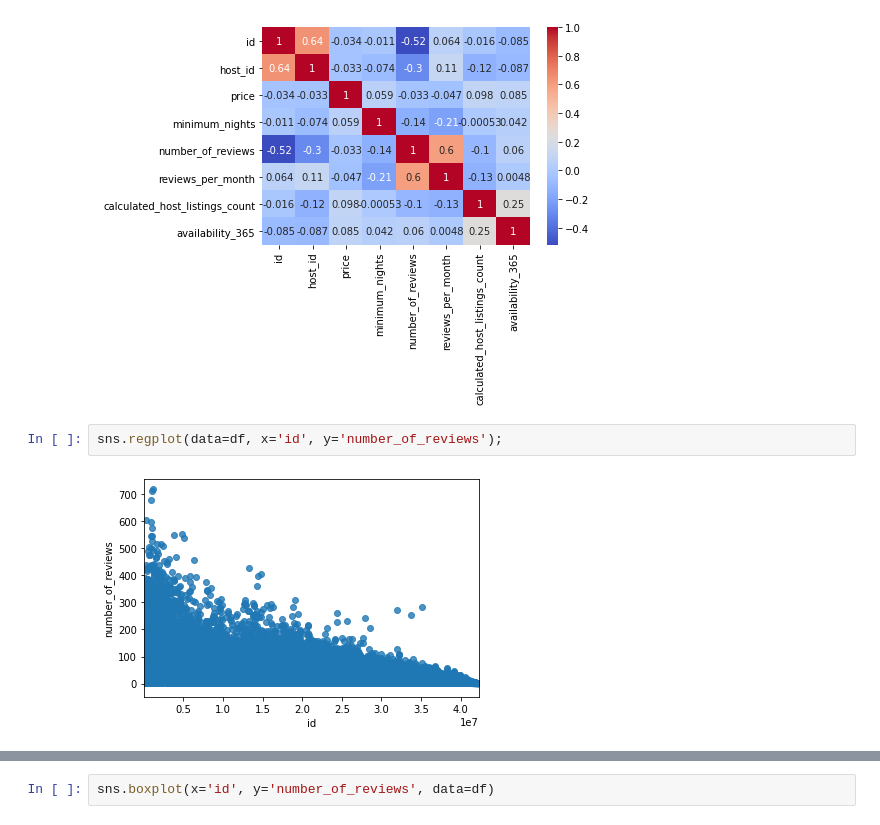
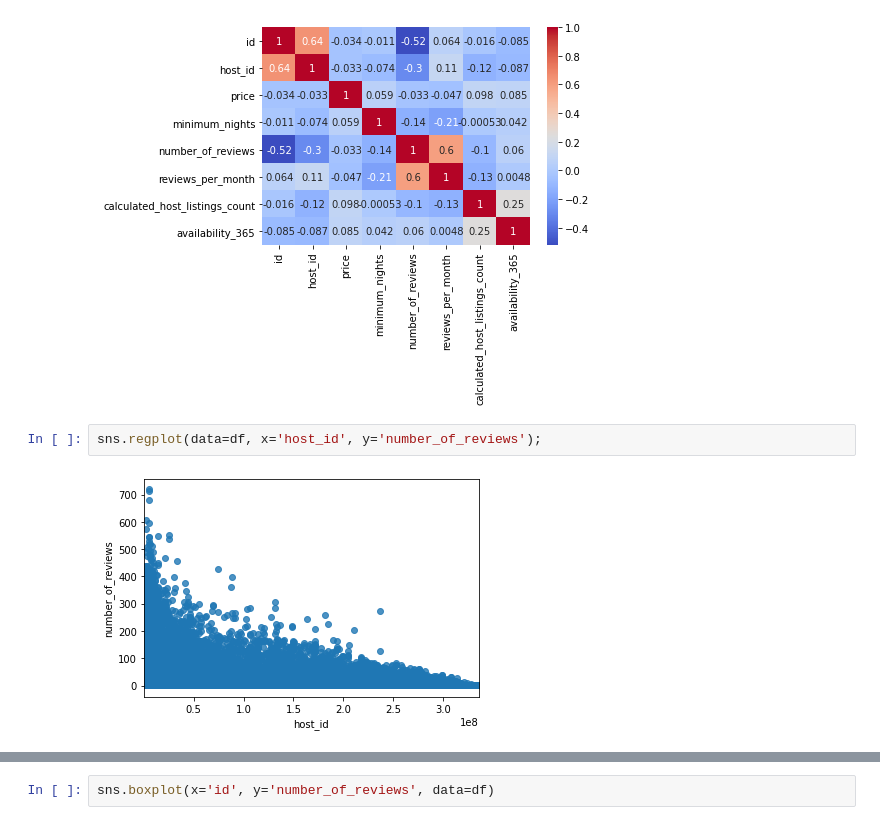
Before and after one commit to susanna-mendoza/PR04-project-statistical-analysis, a Jupyter notebook: PR04-Airbnb.ipynb, the cells around one changed output, grey strips where cells are left out. Drawn from its saved outputs; the diff is of its cells as text.

```diff
--- a/PR04-Airbnb.ipynb
+++ b/PR04-Airbnb.ipynb
@@ -96,9 +116,9 @@ sns.heatmap(df.corr(), cmap='coolwarm', annot=True);
 # %% [output]
 [figure]
 # %%
-sns.regplot(data=df, x='id', y='number_of_reviews');
+sns.regplot(data=df, x='host_id', y='number_of_reviews');
 # %% [output]
-[figure, old version]
+[figure, new version]
 # %%
  sns.jointplot(x='id', y='number_of_reviews', data=df);
 # %% [output]
```
Also changed, not shown: parts of 12 cells of this notebook, 1 other file.
